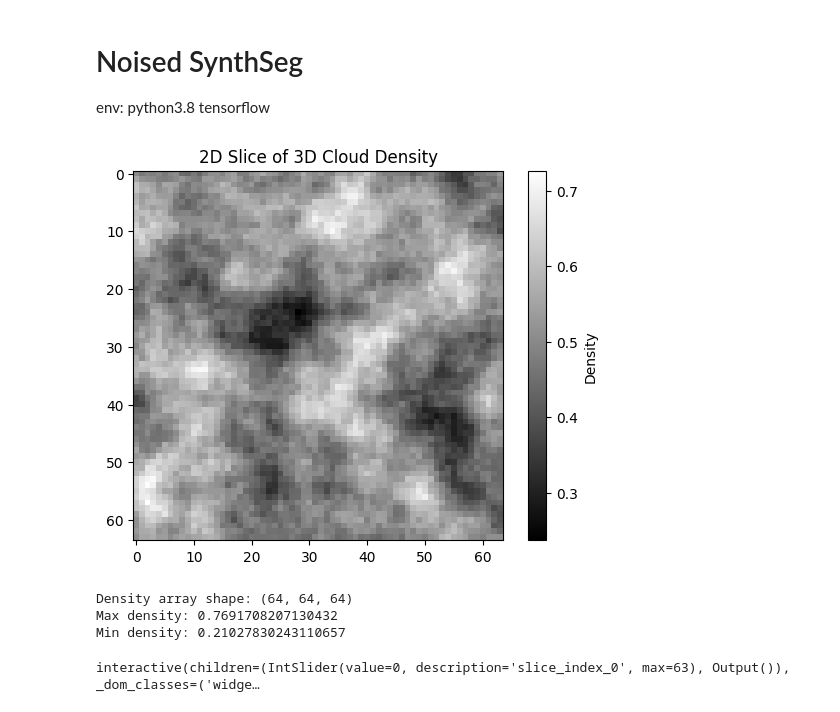
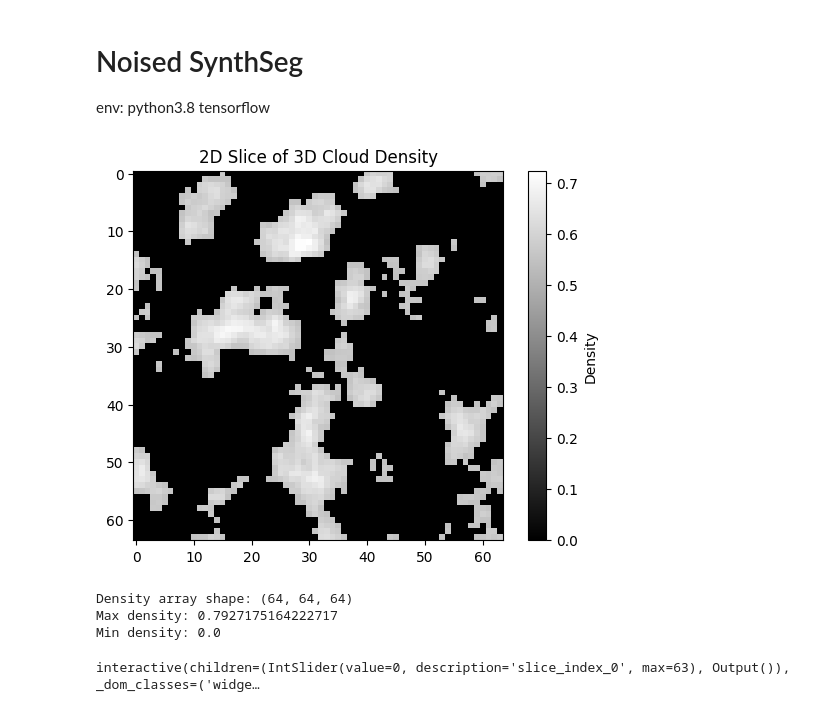
Before and after one commit to tommyjqliu/synth-seg-aaa, a Jupyter notebook: 1.2_improved_generation.ipynb, the cells around one changed output. Drawn from its saved outputs; the diff is of its cells as text; code cells hidden in the pictures.

Commit message:
feat: improve perlin noise

```diff
--- a/1.2_improved_generation.ipynb
+++ b/1.2_improved_generation.ipynb
@@ -8,11 +8,11 @@ import matplotlib.pyplot as plt  # For visualization (optional)
 
 # Parameters
 grid_size = 64  # Size of the 3D grid (e.g., 64x64x64)
-scale = 4.0    # Noise scale (larger values = smoother clouds)
+scale = 5.5    # Noise scale (larger values = smoother clouds)
 octaves = 6     # Number of noise layers
 persistence = 0.5  # Amplitude reduction per octave
-lacunarity = 3   # Frequency increase per octave
-threshold = 0.01    # Density threshold for cloud presence
+lacunarity =2   # Frequency increase per octave
+threshold = 0.55    # Density threshold for cloud presence
 
 # Create a 3D grid of coordinates
 x = np.linspace(0, scale, grid_size)
@@ -30,37 +30,37 @@ for i in range(grid_size):
             # Base noise value at this position
             value = noise.pnoise3(
                 X[i, j, k], Y[i, j, k], Z[i, j, k],
                 octaves=octaves,
                 persistence=persistence,
                 lacunarity=lacunarity,
                 repeatx=grid_size,
                 repeaty=grid_size,
                 repeatz=grid_size,
                 base=42  # Seed for reproducibility
             )
             # Normalize noise from [-1, 1] to [0, 1]
             value = (value + 1) / 2
             density[i, j, k] = value
 
 # Apply threshold to define cloud boundaries
 density = np.where(density > threshold, density, 0)
 
 # Optional: Visualize a 2D slice of the 3D density field
 slice_2d = density[:, :, grid_size // 2]  # Take a middle slice along Z-axis
 plt.imshow(slice_2d, cmap='gray')
 plt.title("2D Slice of 3D Cloud Density")
 plt.colorbar(label="Density")
 plt.show()
 
 # The `density` array now contains the 3D cloud data
 print("Density array shape:", density.shape)
 print("Max density:", np.max(density))
 print("Min density:", np.min(density))
 # %% [output]
-[figure, old version]
+[figure, new version]
 Density array shape: (64, 64, 64)
-Max density: 0.7691708207130432
-Min density: 0.21027830243110657
+Max density: 0.7927175164222717
+Min density: 0.0
 # %%
 from utils.check_image import check_image
 
```
Also changed, not shown: parts of 2 cells of this notebook, 3 other files.
